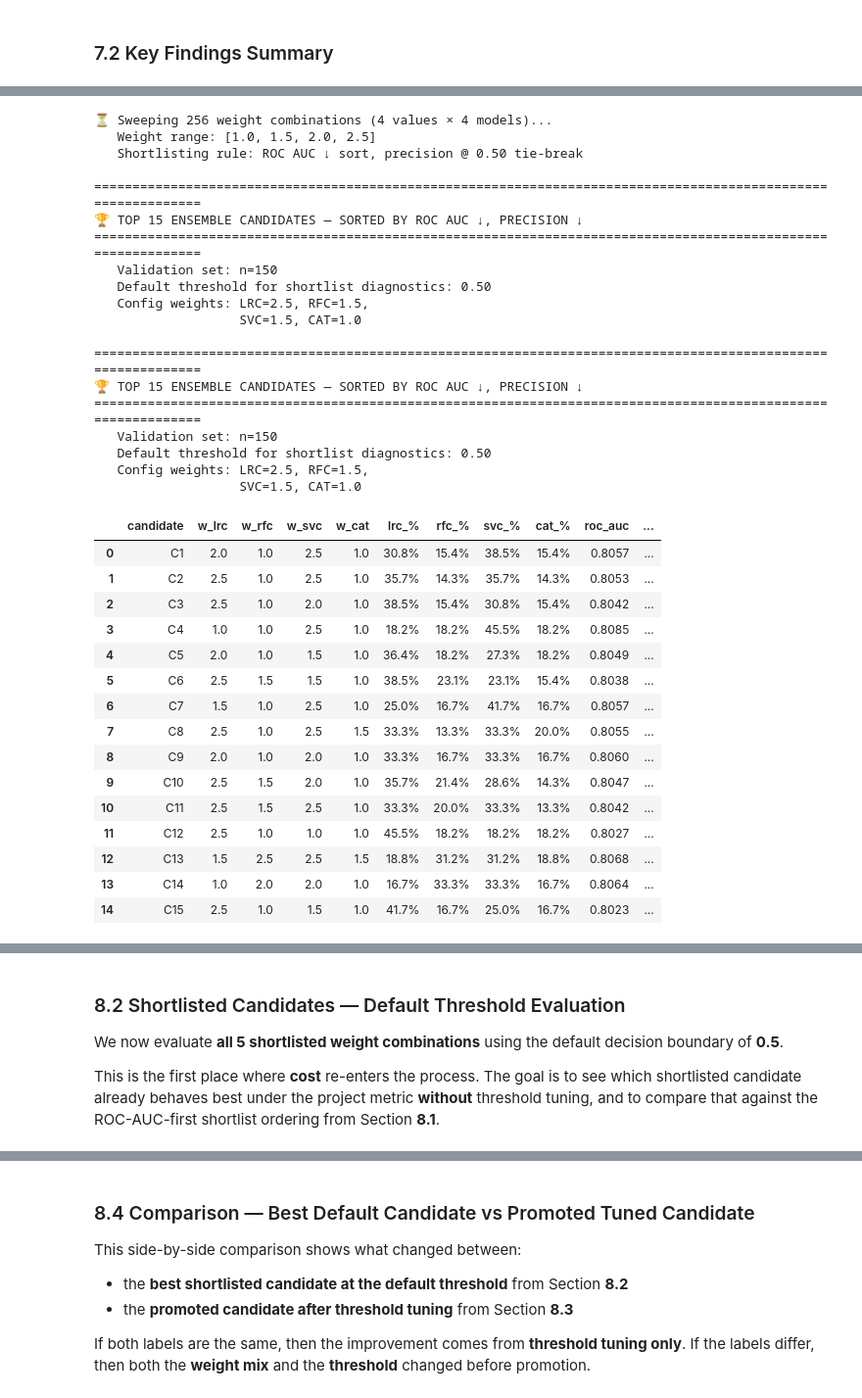
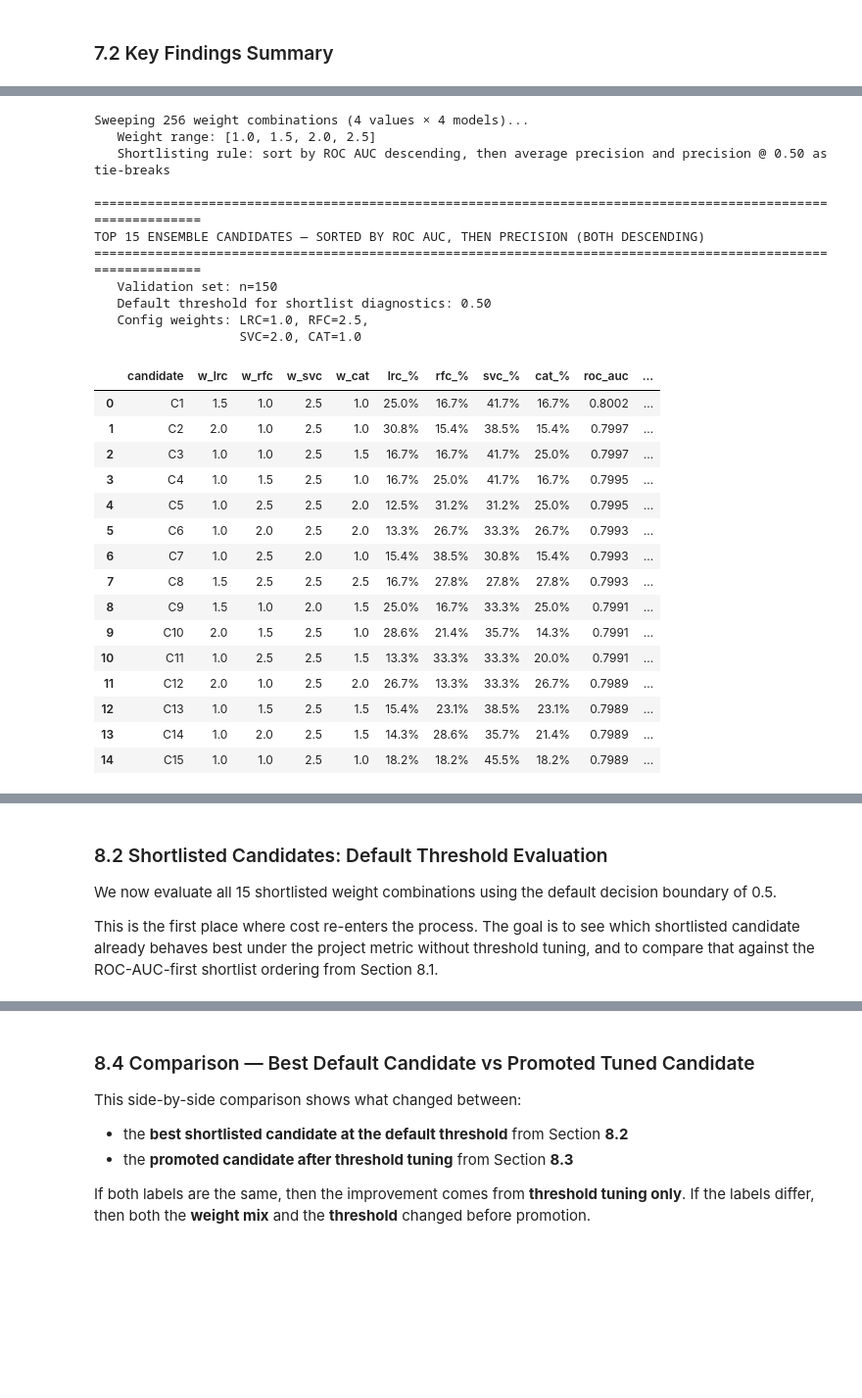
Before and after one commit to ntinasf/credit-risk, a Jupyter notebook: notebooks/investigation.ipynb, the cells around one changed output, grey strips where cells are left out. Shown at 98% size. Saved outputs shown, nothing was run; the diff lists cells and outputs as text; code cells hidden in the pictures; blank space fills up the shorter version.

```diff
--- a/notebooks/investigation.ipynb
+++ b/notebooks/investigation.ipynb
@@ -1570,9 +1612,9 @@ TOP_K_CANDIDATES = 15
 DEFAULT_THRESHOLD = 0.5
 
 n_combos = len(weight_values) ** 4
-print(f"⏳ Sweeping {n_combos:,} weight combinations ({len(weight_values)} values × 4 models)...")
+print(f"Sweeping {n_combos:,} weight combinations ({len(weight_values)} values × 4 models)...")
 print(f"   Weight range: {weight_values.tolist()}")
-print(f"   Shortlisting rule: ROC AUC ↓ sort, precision @ {DEFAULT_THRESHOLD:.2f} tie-break\n")
+print(f"   Shortlisting rule: sort by ROC AUC descending, then average precision and precision @ {DEFAULT_THRESHOLD:.2f} as tie-breaks\n")
 
 sweep_records = []
 
@@ -1601,8 +1643,13 @@ for w_lrc, w_rfc, w_svc, w_cat in iter_product(weight_values, repeat=4):
         "accuracy_default": accuracy_score(y_val, ens_pred_default),
     })
 
+# Shortlist on ROC AUC: it is threshold-independent, and Section 8.3 re-searches
+# the threshold anyway. Precision @ 0.5 was the original metric and is defensible
+# (precision tracks cost, since FP is the 5x error) — but it is measured at an
+# operating point that gets discarded. Both rules were checked and promote the
+# same candidate, so this is chosen for coherence, not for a better result.
 sweep_df = pd.DataFrame(sweep_records).sort_values(
-    ["precision_default", "roc_auc", "average_precision", "f1_default"],
+    ["roc_auc", "average_precision", "precision_default", "f1_default"],
     ascending=[False, False, False, False],
 ).reset_index(drop=True)
 
@@ -1649,7 +1696,7 @@ config_row = sweep_df[
 ]
 
 print("=" * 110)
-print(f"🏆 TOP {TOP_K_CANDIDATES} ENSEMBLE CANDIDATES — SORTED BY ROC AUC ↓, PRECISION ↓")
+print(f"TOP {TOP_K_CANDIDATES} ENSEMBLE CANDIDATES — SORTED BY ROC AUC, THEN PRECISION (BOTH DESCENDING)")
 print("=" * 110)
 print(f"   Validation set: n={len(y_val)}")
 print(f"   Default threshold for shortlist diagnostics: {DEFAULT_THRESHOLD:.2f}")
@@ -1670,63 +1717,55 @@ styled_candidates = candidate_weight_df[[
 }).background_gradient(subset=["roc_auc"], cmap="RdYlGn").background_gradient(subset=["precision_default"], cmap="Blues")
 
 display(styled_candidates)
 
 best_shortlist = shortlisted_candidates[0]
-print(f"\n🥇 Highest-ranked shortlist candidate: {best_shortlist['candidate']}")
+print(f"\nHighest-ranked shortlist candidate: {best_shortlist['candidate']}")
 print(
-    f"   Weights → LRC={best_shortlist['weights']['lrc']:.1f}, RFC={best_shortlist['weights']['rfc']:.1f}, "
+    f"   Weights -> LRC={best_shortlist['weights']['lrc']:.1f}, RFC={best_shortlist['weights']['rfc']:.1f}, "
     f"SVC={best_shortlist['weights']['svc']:.1f}, CAT={best_shortlist['weights']['cat']:.1f}"
 )
 print(
     f"   ROC AUC={best_shortlist['roc_auc']:.4f}  |  Precision@0.5={best_shortlist['precision_default']:.4f}  |  "
     f"AP={best_shortlist['average_precision']:.4f}"
 )
 
 if not config_row.empty:
     cfg_rank = int(config_row.index[0]) + 1
     cfg = config_row.iloc[0]
-    print(f"\n📋 Config weights rank by shortlist rule: #{cfg_rank} of {len(sweep_df):,}")
+    print(f"\nConfig weights rank by shortlist rule: #{cfg_rank} of {len(sweep_df):,}")
     print(
         f"   ROC AUC={cfg['roc_auc']:.4f}  |  Precision@0.5={cfg['precision_default']:.4f}  |  "
         f"AP={cfg['average_precision']:.4f}"
     )
     if cfg_rank > TOP_K_CANDIDATES:
-        print(f"   ⚠️ Config weights are outside the promoted top-{TOP_K_CANDIDATES} shortlist.")
+        print(f"   Config weights are outside the promoted top-{TOP_K_CANDIDATES} shortlist.")
 
-print(f"\n✅ Top-{TOP_K_CANDIDATES} candidates shortlisted. Next: evaluate all 5 on cost in Sections 8.2 and 8.3.")
+print(f"\nTop-{TOP_K_CANDIDATES} candidates shortlisted. Next: evaluate all 5 on cost in Sections 8.2 and 8.3.")
 # %% [output]
-⏳ Sweeping 256 weight combinations (4 values × 4 models)...
+Sweeping 256 weight combinations (4 values × 4 models)...
    Weight range: [1.0, 1.5, 2.0, 2.5]
-   Shortlisting rule: ROC AUC ↓ sort, precision @ 0.50 tie-break
+   Shortlisting rule: sort by ROC AUC descending, then average precision and precision @ 0.50 as tie-breaks
 
 ==============================================================================================================
-🏆 TOP 15 ENSEMBLE CANDIDATES — SORTED BY ROC AUC ↓, PRECISION ↓
+TOP 15 ENSEMBLE CANDIDATES — SORTED BY ROC AUC, THEN PRECISION (BOTH DESCENDING)
 ==============================================================================================================
    Validation set: n=150
    Default threshold for shortlist diagnostics: 0.50
-   Config weights: LRC=2.5, RFC=1.5,
-                   SVC=1.5, CAT=1.0
-
-==============================================================================================================
-🏆 TOP 15 ENSEMBLE CANDIDATES — SORTED BY ROC AUC ↓, PRECISION ↓
-==============================================================================================================
-   Validation set: n=150
-   Default threshold for shortlist diagnostics: 0.50
-   Config weights: LRC=2.5, RFC=1.5,
-                   SVC=1.5, CAT=1.0
+   Config weights: LRC=1.0, RFC=2.5,
+                   SVC=2.0, CAT=1.0
 |  | candidate | w_lrc | w_rfc | w_svc | w_cat | lrc_% | rfc_% | svc_% | cat_% | roc_auc | ... |
-| 0 | C1 | 2.0 | 1.0 | 2.5 | 1.0 | 30.8% | 15.4% | 38.5% | 15.4% | 0.8057 | ... |
-| 1 | C2 | 2.5 | 1.0 | 2.5 | 1.0 | 35.7% | 14.3% | 35.7% | 14.3% | 0.8053 | ... |
-| 2 | C3 | 2.5 | 1.0 | 2.0 | 1.0 | 38.5% | 15.4% | 30.8% | 15.4% | 0.8042 | ... |
-| 3 | C4 | 1.0 | 1.0 | 2.5 | 1.0 | 18.2% | 18.2% | 45.5% | 18.2% | 0.8085 | ... |
-| 4 | C5 | 2.0 | 1.0 | 1.5 | 1.0 | 36.4% | 18.2% | 27.3% | 18.2% | 0.8049 | ... |
-| 5 | C6 | 2.5 | 1.5 | 1.5 | 1.0 | 38.5% | 23.1% | 23.1% | 15.4% | 0.8038 | ... |
-| 6 | C7 | 1.5 | 1.0 | 2.5 | 1.0 | 25.0% | 16.7% | 41.7% | 16.7% | 0.8057 | ... |
-| 7 | C8 | 2.5 | 1.0 | 2.5 | 1.5 | 33.3% | 13.3% | 33.3% | 20.0% | 0.8055 | ... |
-| 8 | C9 | 2.0 | 1.0 | 2.0 | 1.0 | 33.3% | 16.7% | 33.3% | 16.7% | 0.8060 | ... |
-| 9 | C10 | 2.5 | 1.5 | 2.0 | 1.0 | 35.7% | 21.4% | 28.6% | 14.3% | 0.8047 | ... |
-| 10 | C11 | 2.5 | 1.5 | 2.5 | 1.0 | 33.3% | 20.0% | 33.3% | 13.3% | 0.8042 | ... |
-| 11 | C12 | 2.5 | 1.0 | 1.0 | 1.0 | 45.5% | 18.2% | 18.2% | 18.2% | 0.8027 | ... |
-| 12 | C13 | 1.5 | 2.5 | 2.5 | 1.5 | 18.8% | 31.2% | 31.2% | 18.8% | 0.8068 | ... |
-| 13 | C14 | 1.0 | 2.0 | 2.0 | 1.0 | 16.7% | 33.3% | 33.3% | 16.7% | 0.8064 | ... |
-| 14 | C15 | 2.5 | 1.0 | 1.5 | 1.0 | 41.7% | 16.7% | 25.0% | 16.7% | 0.8023 | ... |
+| 0 | C1 | 1.5 | 1.0 | 2.5 | 1.0 | 25.0% | 16.7% | 41.7% | 16.7% | 0.8002 | ... |
+| 1 | C2 | 2.0 | 1.0 | 2.5 | 1.0 | 30.8% | 15.4% | 38.5% | 15.4% | 0.7997 | ... |
+| 2 | C3 | 1.0 | 1.0 | 2.5 | 1.5 | 16.7% | 16.7% | 41.7% | 25.0% | 0.7997 | ... |
+| 3 | C4 | 1.0 | 1.5 | 2.5 | 1.0 | 16.7% | 25.0% | 41.7% | 16.7% | 0.7995 | ... |
+| 4 | C5 | 1.0 | 2.5 | 2.5 | 2.0 | 12.5% | 31.2% | 31.2% | 25.0% | 0.7995 | ... |
+| 5 | C6 | 1.0 | 2.0 | 2.5 | 2.0 | 13.3% | 26.7% | 33.3% | 26.7% | 0.7993 | ... |
+| 6 | C7 | 1.0 | 2.5 | 2.0 | 1.0 | 15.4% | 38.5% | 30.8% | 15.4% | 0.7993 | ... |
+| 7 | C8 | 1.5 | 2.5 | 2.5 | 2.5 | 16.7% | 27.8% | 27.8% | 27.8% | 0.7993 | ... |
+| 8 | C9 | 1.5 | 1.0 | 2.0 | 1.5 | 25.0% | 16.7% | 33.3% | 25.0% | 0.7991 | ... |
+| 9 | C10 | 2.0 | 1.5 | 2.5 | 1.0 | 28.6% | 21.4% | 35.7% | 14.3% | 0.7991 | ... |
+| 10 | C11 | 1.0 | 2.5 | 2.5 | 1.5 | 13.3% | 33.3% | 33.3% | 20.0% | 0.7991 | ... |
+| 11 | C12 | 2.0 | 1.0 | 2.5 | 2.0 | 26.7% | 13.3% | 33.3% | 26.7% | 0.7989 | ... |
+| 12 | C13 | 1.0 | 1.5 | 2.5 | 1.5 | 15.4% | 23.1% | 38.5% | 23.1% | 0.7989 | ... |
+| 13 | C14 | 1.0 | 2.0 | 2.5 | 1.5 | 14.3% | 28.6% | 35.7% | 21.4% | 0.7989 | ... |
+| 14 | C15 | 1.0 | 1.0 | 2.5 | 1.0 | 18.2% | 18.2% | 45.5% | 18.2% | 0.7989 | ... |
@@ -1741,10 +1780,11 @@ print(f"\n✅ Top-{TOP_K_CANDIDATES} candidates shortlisted. Next: evaluate all
 # %% [markdown]
-### 8.2 Shortlisted Candidates — Default Threshold Evaluation
+### 8.2 Shortlisted Candidates: Default Threshold Evaluation
 
-We now evaluate **all 5 shortlisted weight combinations** using the default decision boundary of **0.5**.
+We now evaluate all 15 shortlisted weight combinations using the default decision boundary of 0.5.
 
-This is the first place where **cost** re-enters the process.
-The goal is to see which shortlisted candidate already behaves best under the project metric **without** threshold tuning, and to compare that against the ROC-AUC-first shortlist ordering from Section **8.1**.
+This is the first place where cost re-enters the process. The goal is to see which shortlisted
+candidate already behaves best under the project metric without threshold tuning, and to compare
+that against the ROC-AUC-first shortlist ordering from Section 8.1.
 # %%
 # ── Evaluate all shortlisted candidates at the default threshold ────────
 candidate_default_records = []
```
Also changed, not shown: parts of 47 cells of this notebook, 3 other files.
